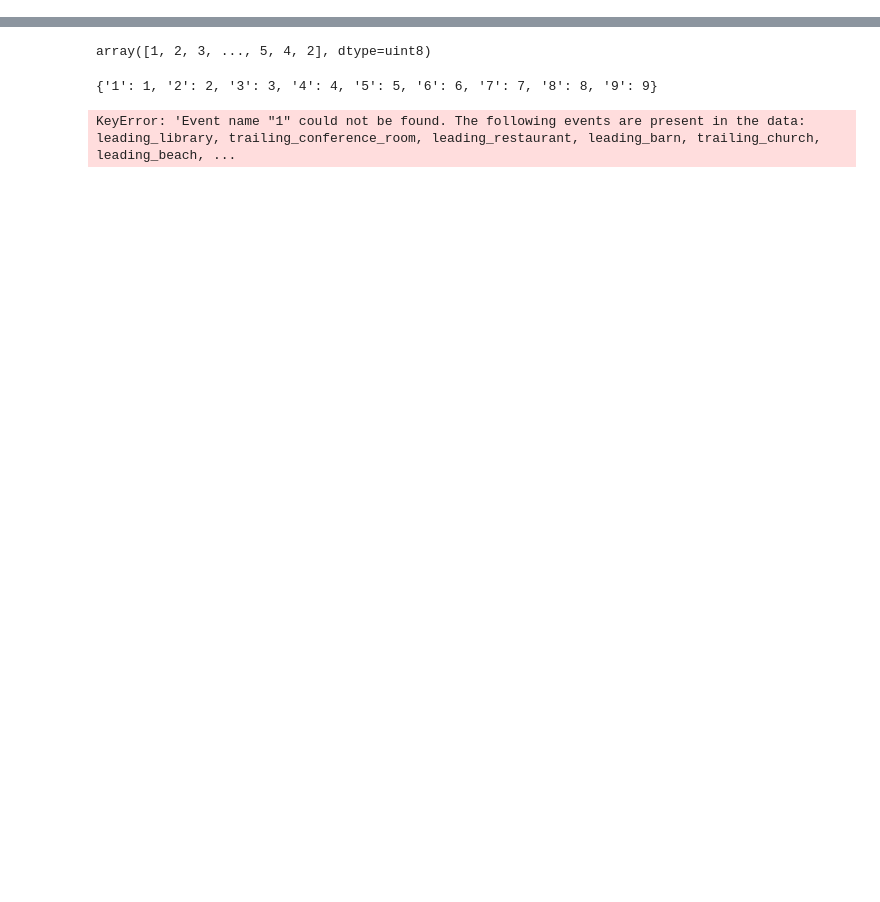
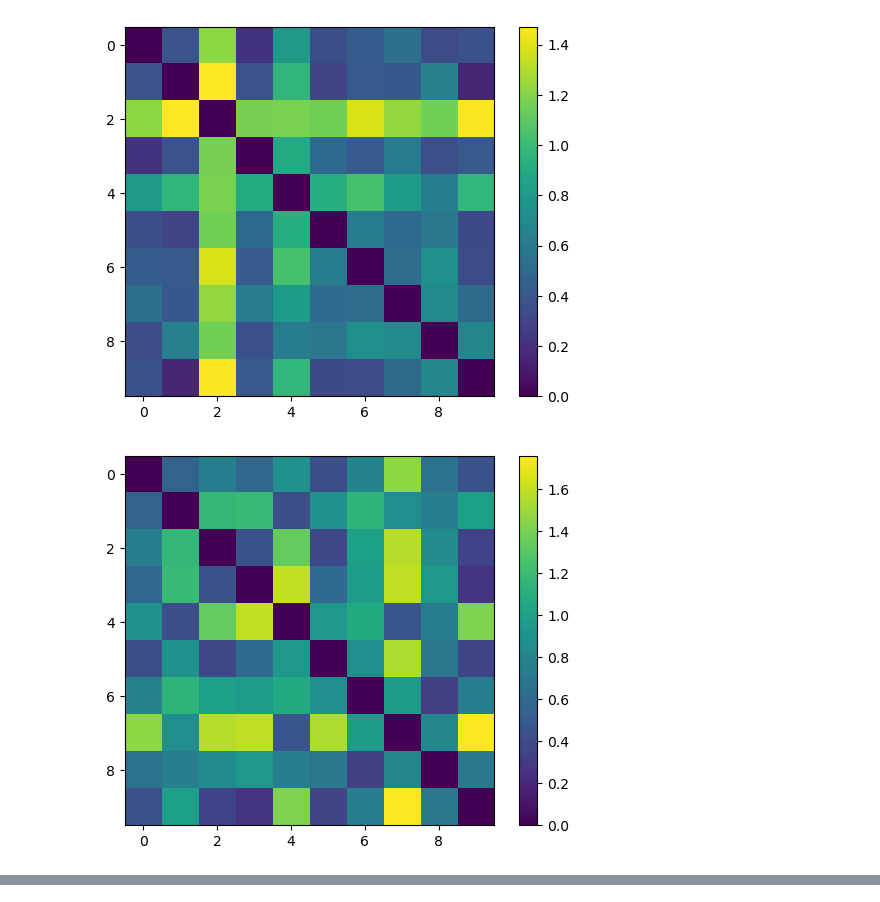
Before and after one commit to dkittelmann/BiMoL, a Jupyter notebook: code/notebooks/ann_based_rsa.ipynb, the cells around one changed output, grey strips where cells are left out. Cells and saved outputs as stored; diff of their text form; code cells hidden in the pictures; blank space fills up the shorter version.

```diff
--- a/code/notebooks/ann_based_rsa.ipynb
+++ b/code/notebooks/ann_based_rsa.ipynb
@@ -173,0 +450,25 @@ for i in range(id):
+# %%
+################################ PLOT EEG RDMs ################################
+
+plt.imshow(rdm_early, cmap='viridis') # twilight_shifted inferno plasma
+plt.colorbar()
+plt.show()
+plt.close()
+
+plt.imshow(rdm_late, cmap='viridis') # twilight_shifted inferno plasma
+plt.colorbar()
+plt.show()
+plt.close()
+
+plt.imshow(rdm_b1, cmap='viridis') # twilight_shifted inferno plasma
+plt.colorbar()
+plt.show()
+plt.close()
+
+plt.imshow(rdm_b2, cmap='viridis') # twilight_shifted inferno plasma
+plt.colorbar()
+plt.show()
+plt.close()
+# %% [output]
+[figure, added]
+[figure, added]
@@ -236,49 +564,3 @@ plt.colorbar()
 ################################ STATISTICALLY TEST SIMILARITIES ################################
 
 # non parametric test: permutation test? -> nur replicable with z scoring
-# %%
-fname = "/Users/denisekittelmann/Documents/Python/BiMoL/data/EEG/eTadff_sub01.mat"
-data = read_mat(fname)
-data.keys()
-data["fD"].keys()
-
-#data["fD"]["label"] # channel names
-#data["fD"]["trial"] # samples
-data["fD"]["trialinfo"] # numbers from 1-9 -> potentially the different categories
-#data["fD"]["elec"]
-# %% [output]
-array([1, 2, 3, ..., 5, 4, 2], dtype=uint8)
-# %%
-epochs.event_id
-# %% [output]
-{'1': 1, '2': 2, '3': 3, '4': 4, '5': 5, '6': 6, '7': 7, '8': 8, '9': 9}
-# %%
-################################ TEST FOR INE PARTICIPANT################################
-
-from scipy.spatial.distance import cosine
-import matplotlib.pyplot as plt
-
-# EEG RDM
-
-rdm = np.zeros([9, 9])
-for i in range(1, 10):
-  for j in range(1, 10):
-    arr_1 = epochs[str(i)].average().get_data().reshape(-1)
-    arr_2 = epochs[str(j)].average().get_data().reshape(-1)
-    rdm[i-1, j-1] = cosine(arr_1, arr_2)
-
-
-
-# convert correction to z test on sample t-test
-# pearson correlation correlations to z score  ->  at the group level; fishers rank correlation parametric way more producible
-# standard fehler sample size  -> alle einträge in der der matrix -> 9 X 9
-#
-
-plt.imshow(rdm)
-plt.colorbar()
-
-
-
-# scipy rank correclatiion  before flatten
-# %% [output]
-KeyError: 'Event name "1" could not be found. The following events are present in the data: leading_library, trailing_conference_room, leading_restaurant, leading_barn, trailing_church, leading_beach, ...
```
Also changed, not shown: parts of 17 cells of this notebook, 2 other files.
